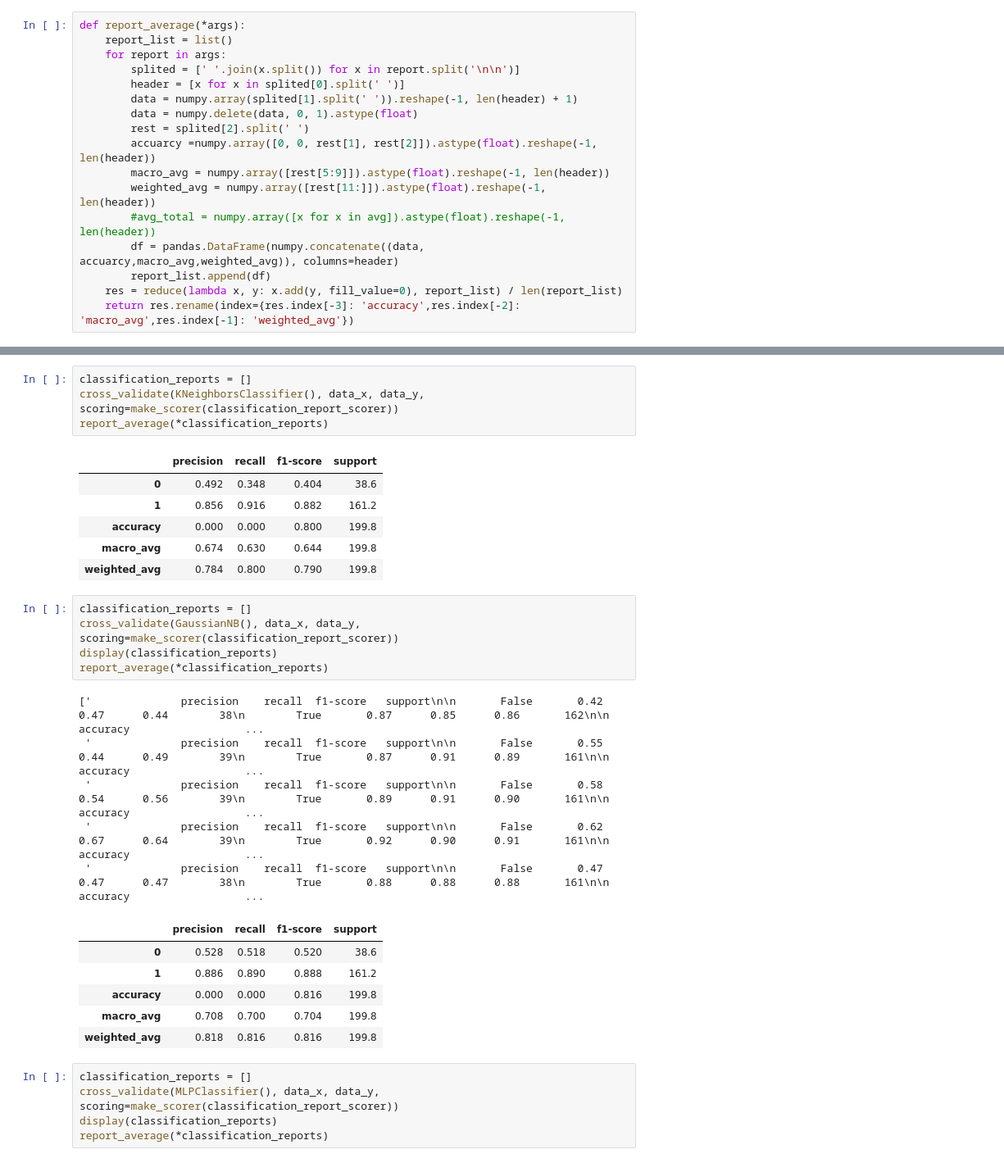
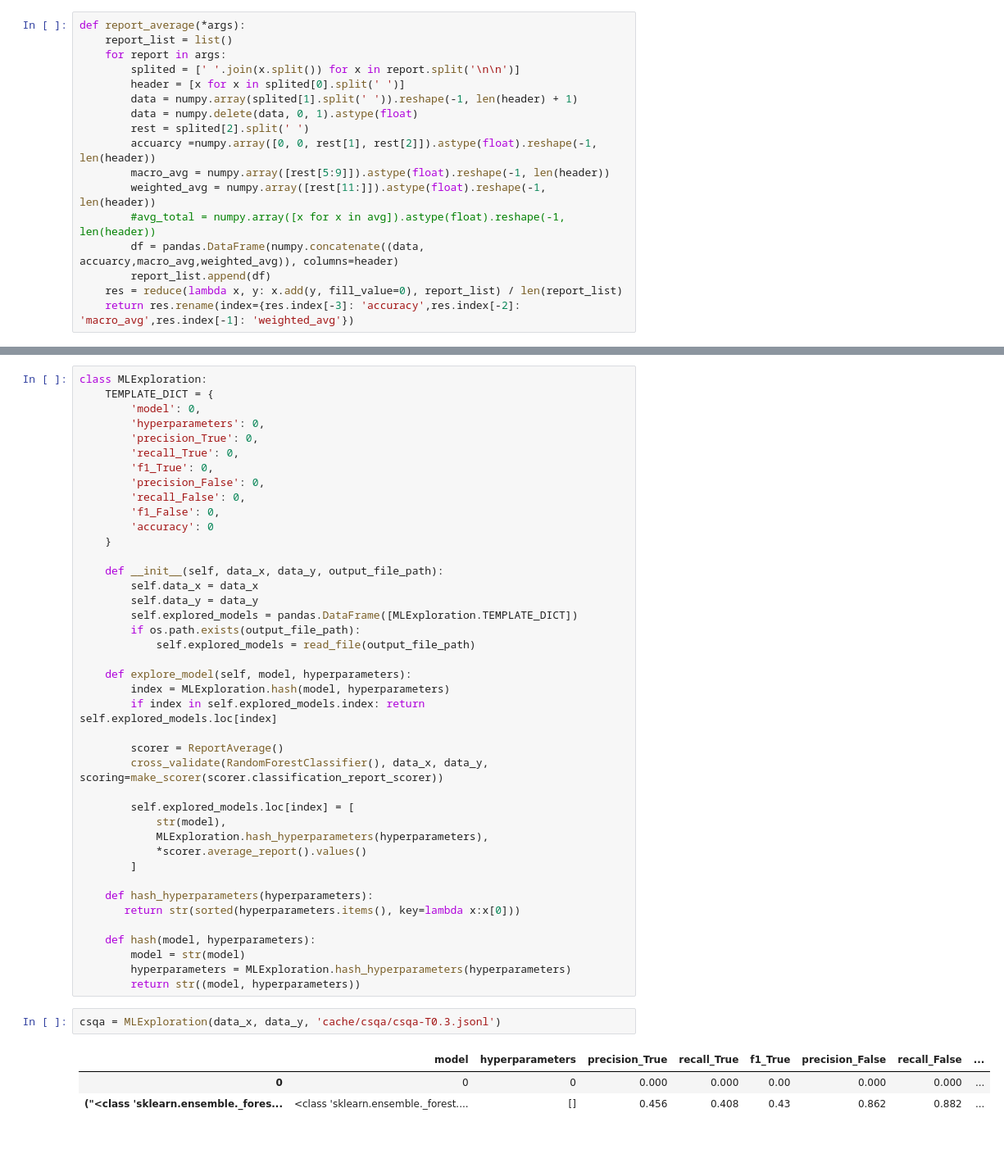
Before and after one commit to hwelsters/internal-consistency, a Jupyter notebook: 07-08-2023 (ml)/ml.ipynb, the cells around one changed output, grey strips where cells are left out. Shown at 82% size. Drawn from its saved outputs; the diff is of its cells as text; blank space fills up the shorter version.

Commit message:
feat: MLExploration

```diff
--- a/07-08-2023 (ml)/ml.ipynb
+++ b/07-08-2023 (ml)/ml.ipynb
@@ -106,33 +93,47 @@ report_average(*classification_reports)
-# %%
-classification_reports = []
-cross_validate(KNeighborsClassifier(), data_x, data_y, scoring=make_scorer(classification_report_scorer))
-report_average(*classification_reports)
-# %% [output]
-|  | precision | recall | f1-score | support |
-| 0 | 0.492 | 0.348 | 0.404 | 38.6 |
-| 1 | 0.856 | 0.916 | 0.882 | 161.2 |
-| accuracy | 0.000 | 0.000 | 0.800 | 199.8 |
-| macro_avg | 0.674 | 0.630 | 0.644 | 199.8 |
-| weighted_avg | 0.784 | 0.800 | 0.790 | 199.8 |
-# %%
-classification_reports = []
-cross_validate(GaussianNB(), data_x, data_y, scoring=make_scorer(classification_report_scorer))
-display(classification_reports)
-report_average(*classification_reports)
-# %% [output]
-['              precision    recall  f1-score   support\n\n       False       0.42      0.47      0.44        38\n        True       0.87      0.85      0.86       162\n\n    accuracy                  ...
- '              precision    recall  f1-score   support\n\n       False       0.55      0.44      0.49        39\n        True       0.87      0.91      0.89       161\n\n    accuracy                  ...
- '              precision    recall  f1-score   support\n\n       False       0.58      0.54      0.56        39\n        True       0.89      0.91      0.90       161\n\n    accuracy                  ...
- '              precision    recall  f1-score   support\n\n       False       0.62      0.67      0.64        39\n        True       0.92      0.90      0.91       161\n\n    accuracy                  ...
- '              precision    recall  f1-score   support\n\n       False       0.47      0.47      0.47        38\n        True       0.88      0.88      0.88       161\n\n    accuracy                  ...
-|  | precision | recall | f1-score | support |
-| 0 | 0.528 | 0.518 | 0.520 | 38.6 |
-| 1 | 0.886 | 0.890 | 0.888 | 161.2 |
-| accuracy | 0.000 | 0.000 | 0.816 | 199.8 |
-| macro_avg | 0.708 | 0.700 | 0.704 | 199.8 |
-| weighted_avg | 0.818 | 0.816 | 0.816 | 199.8 |
-# %%
-classification_reports = []
-cross_validate(MLPClassifier(), data_x, data_y, scoring=make_scorer(classification_report_scorer))
-display(classification_reports)
-report_average(*classification_reports)
+# %%
+class MLExploration:
+    TEMPLATE_DICT = {
+        'model': 0,
+        'hyperparameters': 0,
+        'precision_True': 0,
+        'recall_True': 0,
+        'f1_True': 0,
+        'precision_False': 0,
+        'recall_False': 0,
+        'f1_False': 0,
+        'accuracy': 0
+    }
+
+    def __init__(self, data_x, data_y, output_file_path):
+        self.data_x = data_x
+        self.data_y = data_y
+        self.explored_models = pandas.DataFrame([MLExploration.TEMPLATE_DICT])
+        if os.path.exists(output_file_path):
+            self.explored_models = read_file(output_file_path)
+
+    def explore_model(self, model, hyperparameters):
+        index = MLExploration.hash(model, hyperparameters)
+        if index in self.explored_models.index: return self.explored_models.loc[index]
+
+        scorer = ReportAverage()
+        cross_validate(RandomForestClassifier(), data_x, data_y, scoring=make_scorer(scorer.classification_report_scorer))
+
+        self.explored_models.loc[index] = [
+            str(model),
+            MLExploration.hash_hyperparameters(hyperparameters),
+            *scorer.average_report().values()
+        ]
+
+    def hash_hyperparameters(hyperparameters):
+       return str(sorted(hyperparameters.items(), key=lambda x:x[0]))
+
+    def hash(model, hyperparameters):
+        model = str(model)
+        hyperparameters = MLExploration.hash_hyperparameters(hyperparameters)
+        return str((model, hyperparameters))
+# %%
+csqa = MLExploration(data_x, data_y, 'cache/csqa/csqa-T0.3.jsonl')
+# %% [output]
+|  | model | hyperparameters | precision_True | recall_True | f1_True | precision_False | recall_False | ... |
+| 0 | 0 | 0 | 0.000 | 0.000 | 0.00 | 0.000 | 0.000 | ... |
+| ("<class 'sklearn.ensemble._fores... | <class 'sklearn.ensemble._forest.... | [] | 0.456 | 0.408 | 0.43 | 0.862 | 0.882 | ... |
```
Also changed, not shown: parts of 7 cells of this notebook, 1 other file.
